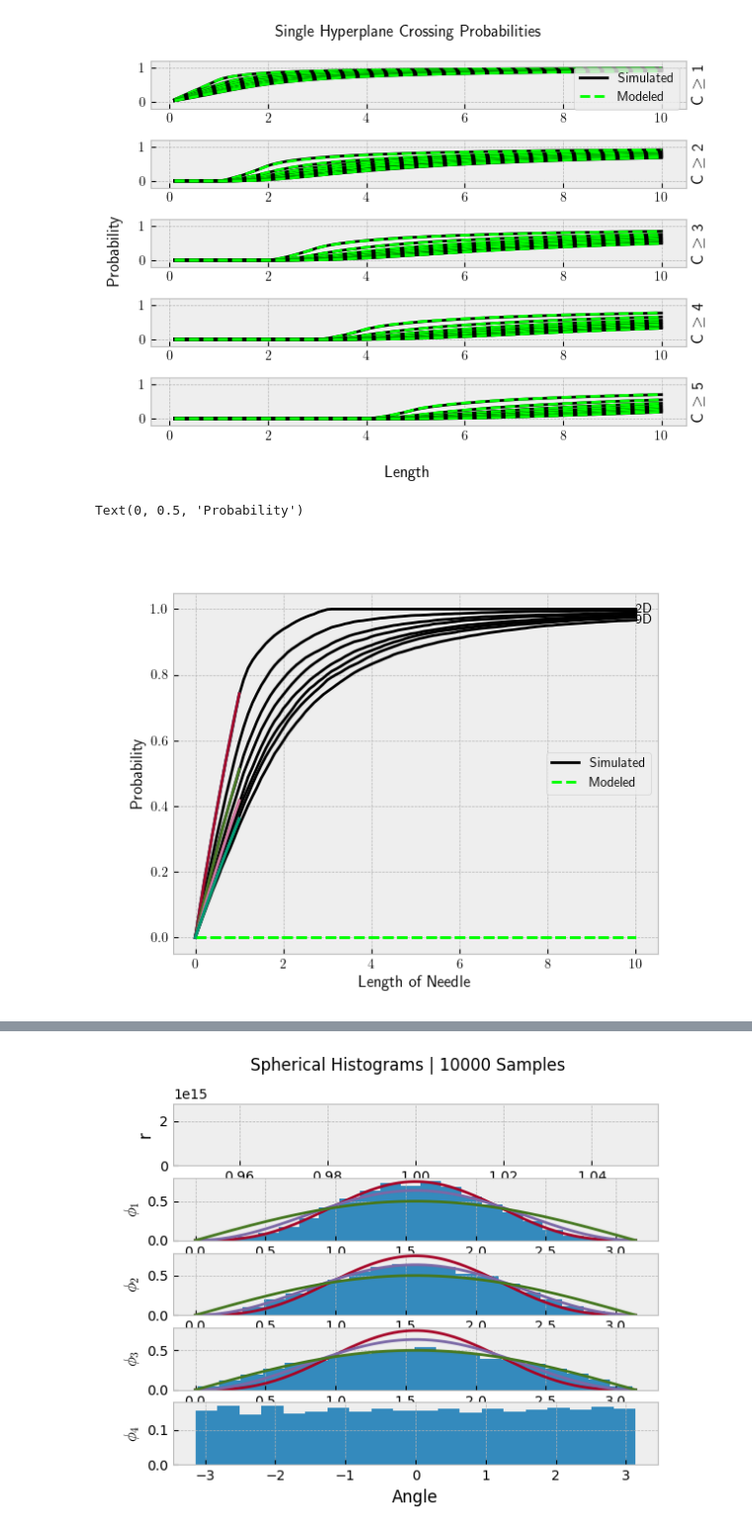
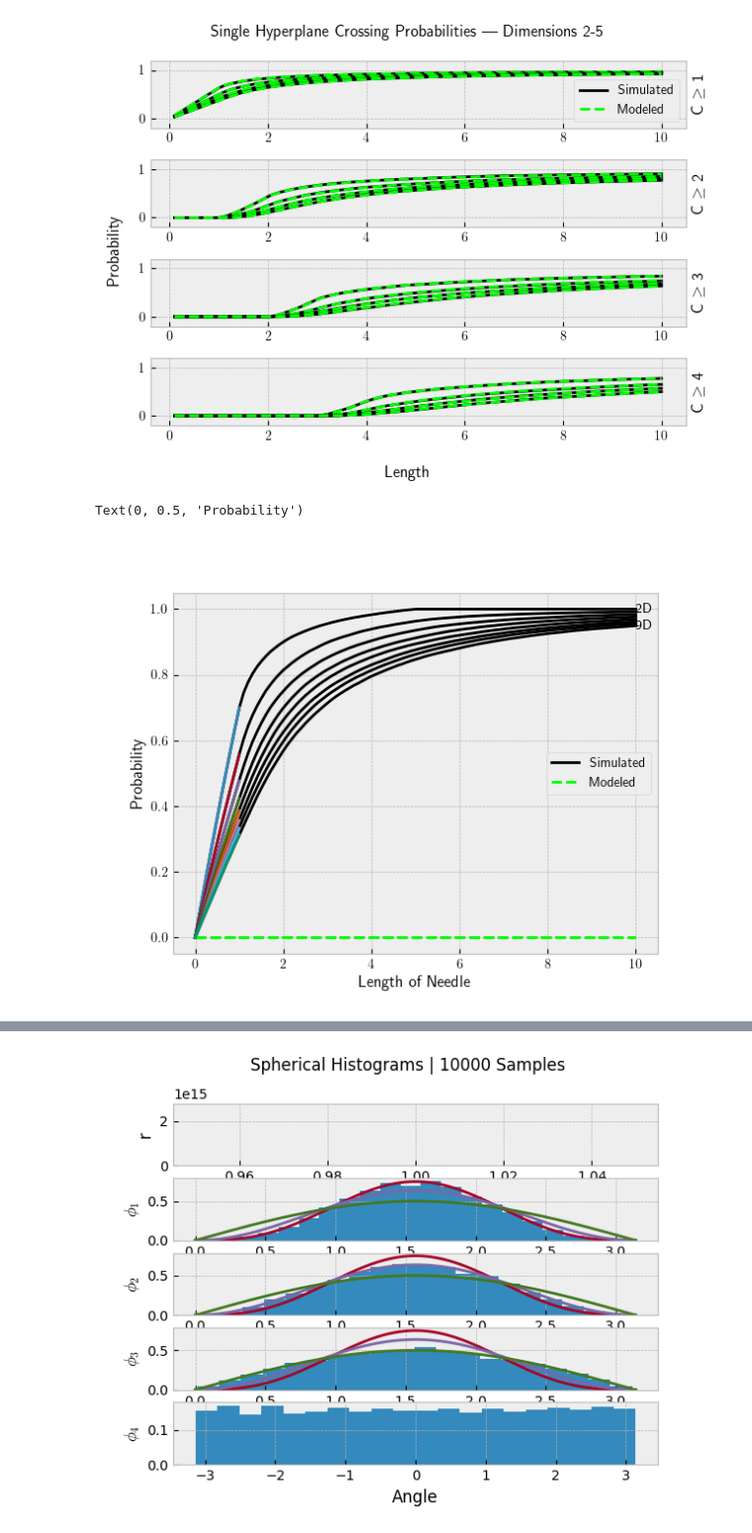
Before and after one commit to aechoi/buffon_extension, a Jupyter notebook: src/demo_notebook.ipynb, the cells around one changed output, grey strips where cells are left out. Shown at 99% size. Drawn from its saved outputs; the diff is of its cells as text; code cells hidden in the pictures.

```diff
--- a/src/demo_notebook.ipynb
+++ b/src/demo_notebook.ipynb
@@ -16,43 +16,43 @@ tau = np.pi*2
 # %%
 # Probability Given a single set of hyperplanes
 importlib.reload(sampling)
 importlib.reload(modeling)
 
 samples = 10000
-dims = np.arange(2, 10, 1)
+dims = np.arange(2, 6, 1)
 lengths = np.linspace(0.1, 10, 101)
 hyperplanes = 1
-Cs = np.arange(5)+1
+Cs = np.arange(4)+1
 
 plt.rc('text', usetex=True)
 fig, axs = plt.subplots(len(Cs))
 for c, ax in zip(Cs, axs):
     for dim in tqdm(dims):
         spacing = np.ones(dim)
         sim_probs = sampling.get_sim_prob_ge(samples, dim, lengths, c, hyperplanes, spacing)
         ax.plot(lengths, sim_probs, "k")
 
         probabilities = modeling.prob_of_crossing_vs_length(lengths, dim, c, hyperplanes, spacing)
         ax.plot(lengths, probabilities, "--", color=(0,1,0))
 
         ax.set_ylim([-0.2, 1.2])
         ax.set_ylabel(r'C $\ge$ ' + f"{c}")
         ax.yaxis.set_label_position("right")
 
     if c == 1:
         ax.legend(["Simulated", "Modeled"])
 fig.supylabel("Probability")
 fig.supxlabel("Length")
-fig.suptitle("Single Hyperplane Crossing Probabilities")
+fig.suptitle("Single Hyperplane Crossing Probabilities | Dimensions 2-5")
 plt.tight_layout()
 # %% [output]
-[figure, old version]
+[figure, new version]
 # %%
 # Probability Given multiple sets of hyperplanes
 importlib.reload(sampling)
 importlib.reload(modeling)
 
-samples = 10000
+samples = 100000
 dims = np.arange(2, 10, 1)
 lengths = np.linspace(0, 10, 101)
 hyperplanes = 2
@@ -61,7 +61,7 @@ c = 1
 fig, ax = plt.subplots()
 for idx, dim in enumerate(tqdm(dims)):
     spacing = np.ones(dim)
-    spacing[1] = 3
+    spacing[1] = 5
 
     sim_probs = sampling.get_sim_prob_ge(samples, dim, lengths, c, hyperplanes, spacing)
     ax.plot(lengths, sim_probs, "k")
@@ -69,11 +69,9 @@ for idx, dim in enumerate(tqdm(dims)):
     probabilities = modeling.prob_of_crossing_vs_length(lengths, dim, c, hyperplanes, spacing)
     ax.plot(lengths, probabilities, "--", color=(0,1,0))
 
+    # Testing new model
     r_ml = lengths[lengths<=min(spacing)]
-    if dim%2 == 0:
-        modeled_prob_m = r_ml/spacing[0]/np.pi*spec.beta(dim/2, 0.5) + r_ml/spacing[1]/np.pi*spec.beta(dim/2, 0.5) - 2*r_ml**2/np.pi/dim/spacing[0]/spacing[1]
-    # else:
-    #     modeled_prob_m = r_ml/spacing[0]/np.pi*spec.beta(dim/2, 0.5) + r_ml/spacing[1]/np.pi*spec.beta(dim/2, 0.5) - 2**1.5*r_ml**2/np.pi**1.5/dim/spacing[0]/spacing[1]
+    modeled_prob_m = r_ml/spacing[0]/np.pi*spec.beta(dim/2, 0.5) + r_ml/spacing[1]/np.pi*spec.beta(dim/2, 0.5) - 2*r_ml**2/np.pi/dim/spacing[0]/spacing[1]
     ax.plot(r_ml, modeled_prob_m)
 
     if idx==0:
@@ -87,7 +85,7 @@ ax.set_ylabel("Probability")
 # ax.set_title("Simulated and Modeled Probability \nof at least a Single Crossing in Multiple Dimensions")
 # %% [output]
 Text(0, 0.5, 'Probability')
-[figure, old version]
+[figure, new version]
 # %%
 importlib.reload(sampling)
 # multi-spacing debug
```
Also changed, not shown: parts of 1 cell of this notebook.
